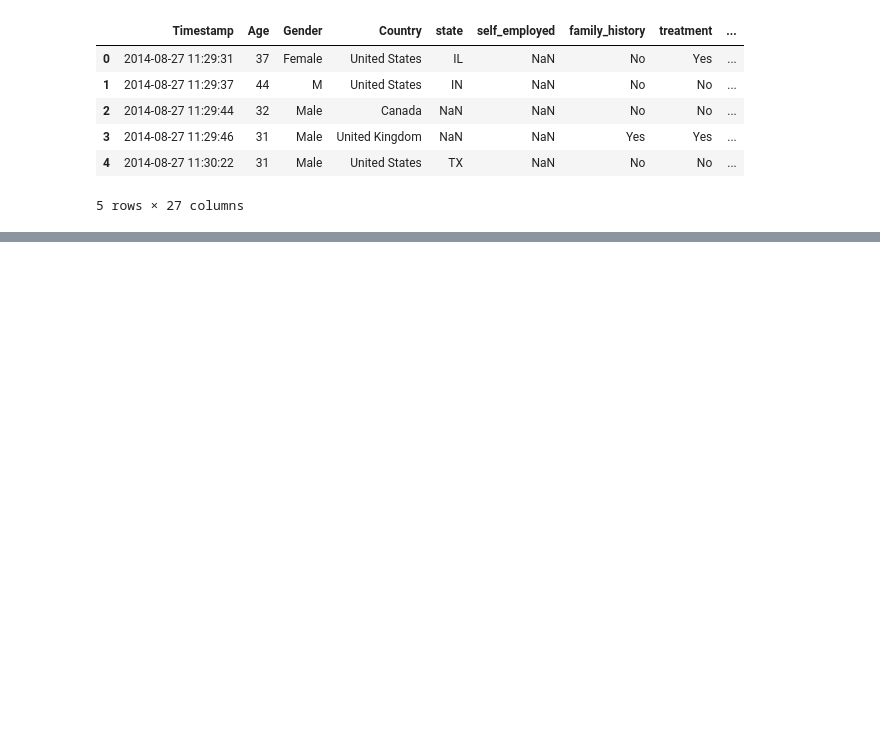
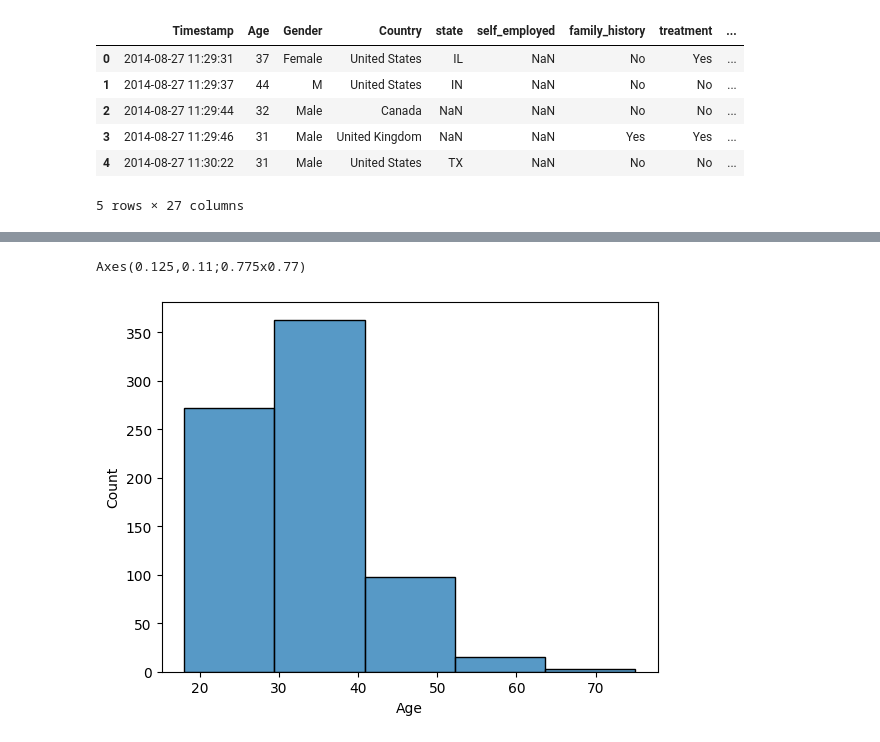
Before and after one commit to rollernathan/Mental_Health_Team_2, a Jupyter notebook: nroller/Mental_Health_Data.ipynb, the cells around one changed output, grey strips where cells are left out. Saved outputs shown, nothing was run; the diff lists cells and outputs as text; code cells hidden in the pictures; blank space fills up the shorter version.

```diff
--- a/nroller/Mental_Health_Data.ipynb
+++ b/nroller/Mental_Health_Data.ipynb
@@ -15,0 +101,4 @@ mental_health_df.head()
+# %%
+# Create a column which indicates a 1 if seeking Treatment
+mhUS_df.loc[:, 'Age_Treatment'] = np.where(mhUS_df['treatment'] == 'Yes', 1, 0)
+mhUS_df
@@ -15,0 +119,5 @@ mental_health_df.head()
+# %%
+# Remove ages which are less than 18 and make them 18
+mhUS_df.loc[:, 'Age'] = np.where(mhUS_df['Age'] < 18, 18, mhUS_df['Age'])
+mhUS_df.loc[:, 'Age'] = np.where(mhUS_df['Age'] > 100, 75, mhUS_df['Age'])
+mhUS_df
@@ -15,0 +156,7 @@ mental_health_df.head()
+# %%
+# Histogram: Age Distribution
+ages_all = sns.histplot(data=mhUS_df, x='Age', bins=5)
+print(ages_all)
+# %% [output]
+Axes(0.125,0.11;0.775x0.77)
+[figure, added]
```
Also changed, not shown: parts of 12 cells of this notebook.
